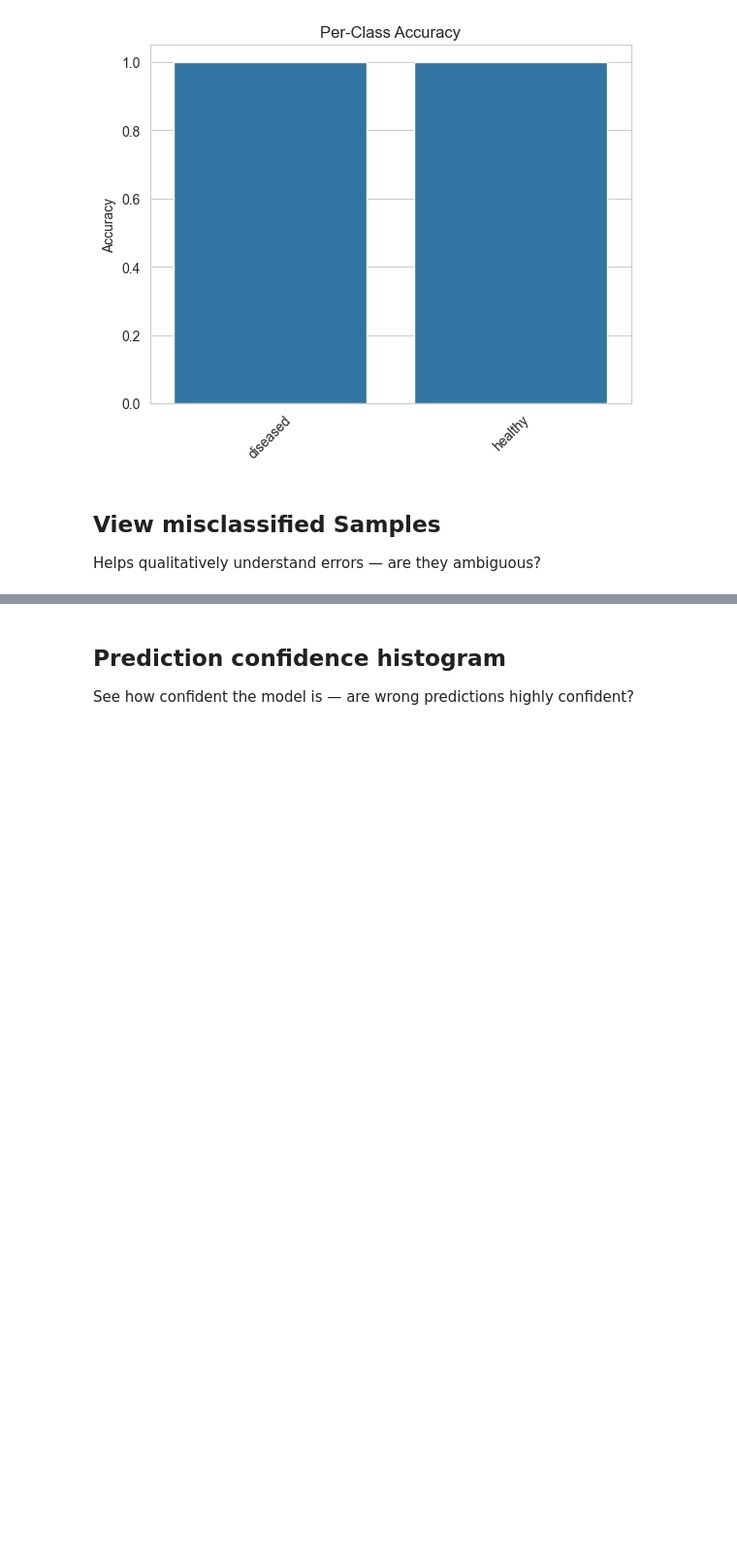
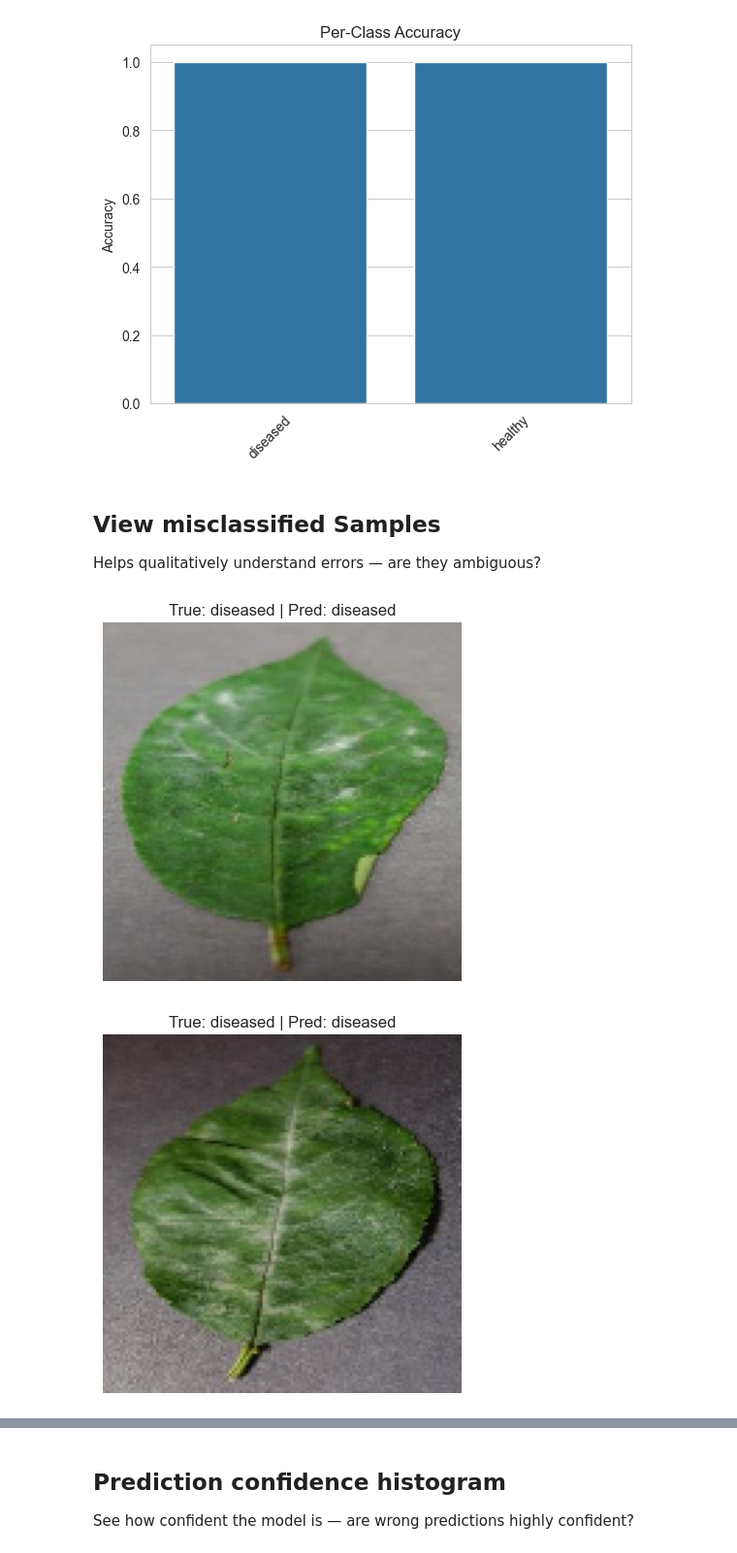
Before and after one commit to N4v1ds0n/PP5-predictive_analysis, a Jupyter notebook: jupyter_notebooks/03_modelling_and_evaluation.ipynb, the cells around one changed output, grey strips where cells are left out. Shown at 97% size. Cells and saved outputs as stored; diff of their text form; code cells hidden in the pictures; blank space fills up the shorter version.

```diff
--- a/jupyter_notebooks/03_modelling_and_evaluation.ipynb
+++ b/jupyter_notebooks/03_modelling_and_evaluation.ipynb
@@ -557,8 +578,8 @@ Why: See which classes are hardest to classify.
 # %%
 per_class_acc = []
 for i in range(len(class_names)):
-    idx = y_true == i
-    acc = accuracy_score(y_true[idx], y_pred_classes[idx])
+    idx = y_true_test == i
+    acc = accuracy_score(y_true_test[idx], y_pred_test[idx])
     per_class_acc.append(acc)
 
 sns.barplot(x=class_names, y=per_class_acc)
@@ -573,9 +594,12 @@ plt.show()
 
 Helps qualitatively understand errors — are they ambiguous?
 # %%
-misclassified_idxs = np.where(y_pred_classes != y_true)[0]
+misclassified_idxs = np.where(y_probs_test != y_true_test)[0]
 for i in misclassified_idxs[:5]:  # show first 5
-    plt.imshow(X_test[i])  # or inverse transform if preprocessed
-    plt.title(f"True: {class_names[y_true[i]]} | Pred: {class_names[y_pred_classes[i]]}")
+    plt.imshow(x_data_test[i])  # or inverse transform if preprocessed
+    plt.title(f"True: {class_names[int(y_true_test[i])]} | Pred: {class_names[int(y_pred_test[i])]}")
     plt.axis('off')
     plt.show()
+# %% [output]
+[figure, added]
+[figure, added]
```
Also changed, not shown: parts of 12 cells of this notebook.
